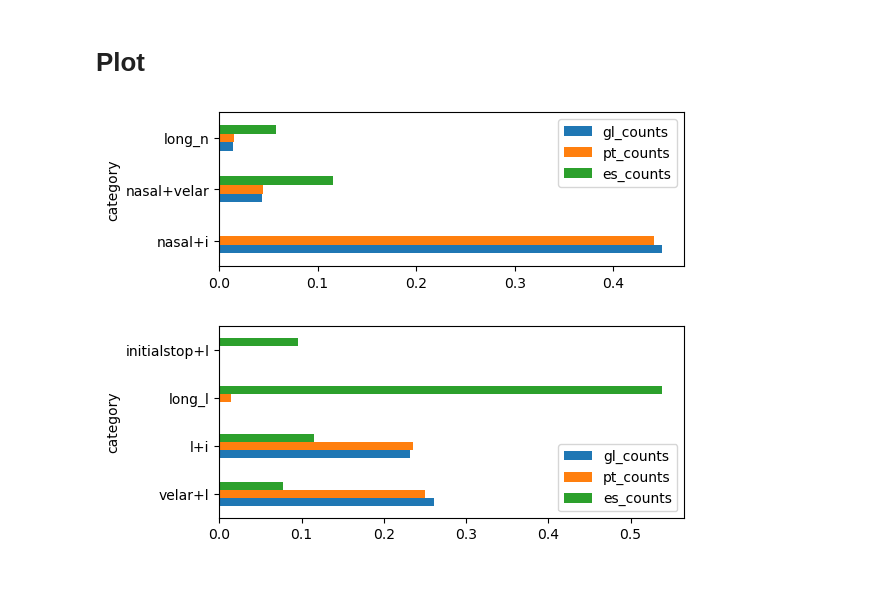
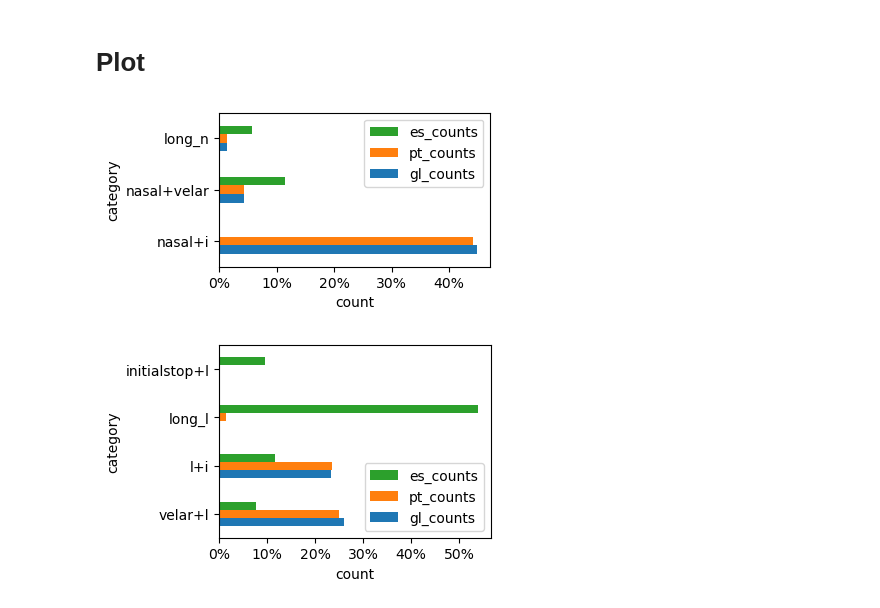
Before and after one commit to Portophon/Gal-palatals, a Jupyter notebook: Wikcionário - Extract n Stats gl-pt-es - latin-simple.ipynb, the cells around one changed output. Cells and saved outputs as stored; diff of their text form; code cells hidden in the pictures; blank space fills up the shorter version.

```diff
--- a/Wikcionário - Extract n Stats gl-pt-es - latin-simple.ipynb
+++ b/Wikcionário - Extract n Stats gl-pt-es - latin-simple.ipynb
@@ -134,16 +134,26 @@ la_transform_velar_df
 # %%
 idx = la_transform_nasal_df.index.tolist()
 
-la_transform_nasal_df.plot.barh(figsize=(6, 2))
+ax = la_transform_nasal_df.plot.barh(figsize=(3.5, 2))
+ax.xaxis.set_major_formatter(ticker.PercentFormatter(1.0,decimals=0))
+ax.set_xlabel("count")
+
+handles, labels = ax.get_legend_handles_labels()
+ax.legend(handles[::-1], labels[::-1])
 
 plt.show()
 # %% [output]
-[figure, old version]
+[figure, new version]
 # %%
 idx = la_transform_velar_df.index.tolist()
 
-la_transform_velar_df.plot.barh(figsize=(6, 2.5))
+ax = la_transform_velar_df.plot.barh(figsize=(3.5, 2.5))
+ax.xaxis.set_major_formatter(ticker.PercentFormatter(1.0,decimals=0))
+ax.set_xlabel("count")
+
+handles, labels = ax.get_legend_handles_labels()
+ax.legend(handles[::-1], labels[::-1])
 
 plt.show()
 # %% [output]
-[figure, old version]
+[figure, new version]
```
Also changed, not shown: parts of 1 cell of this notebook, 1 other file.
